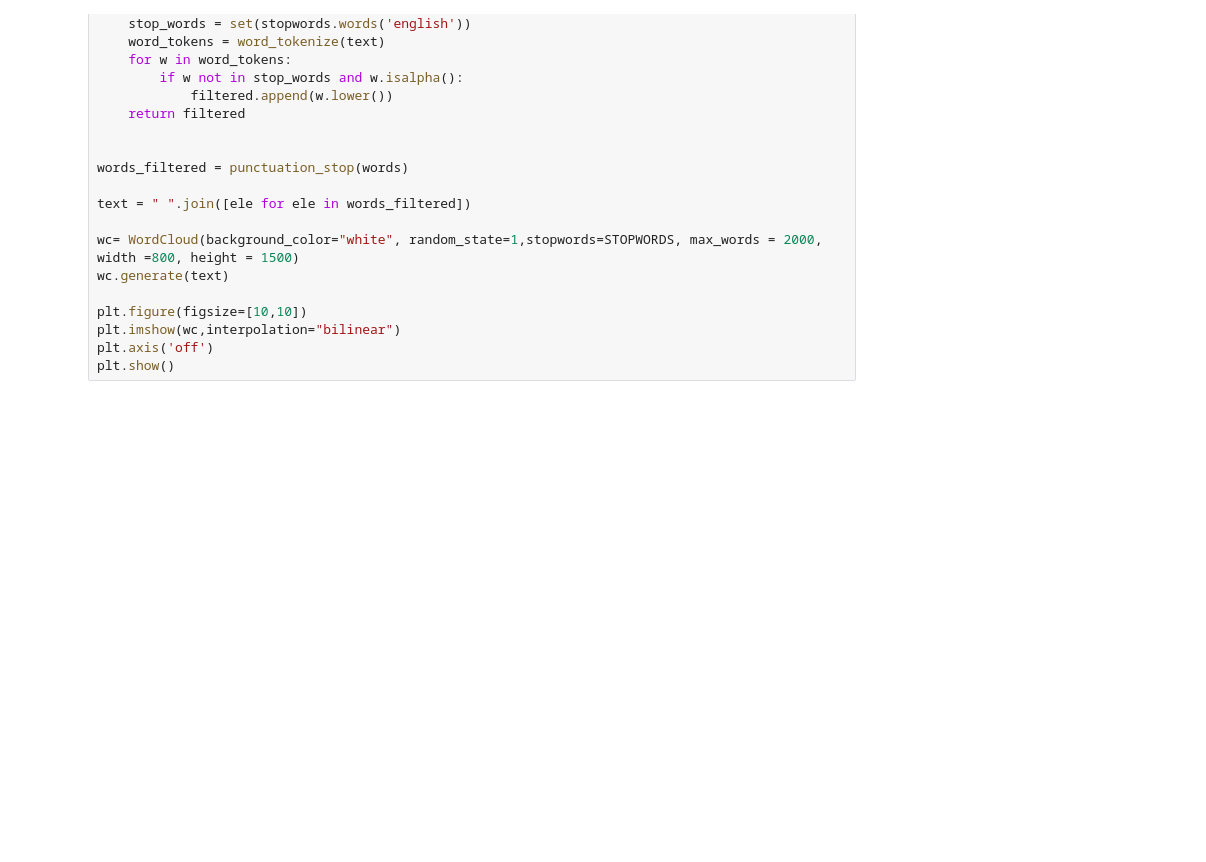
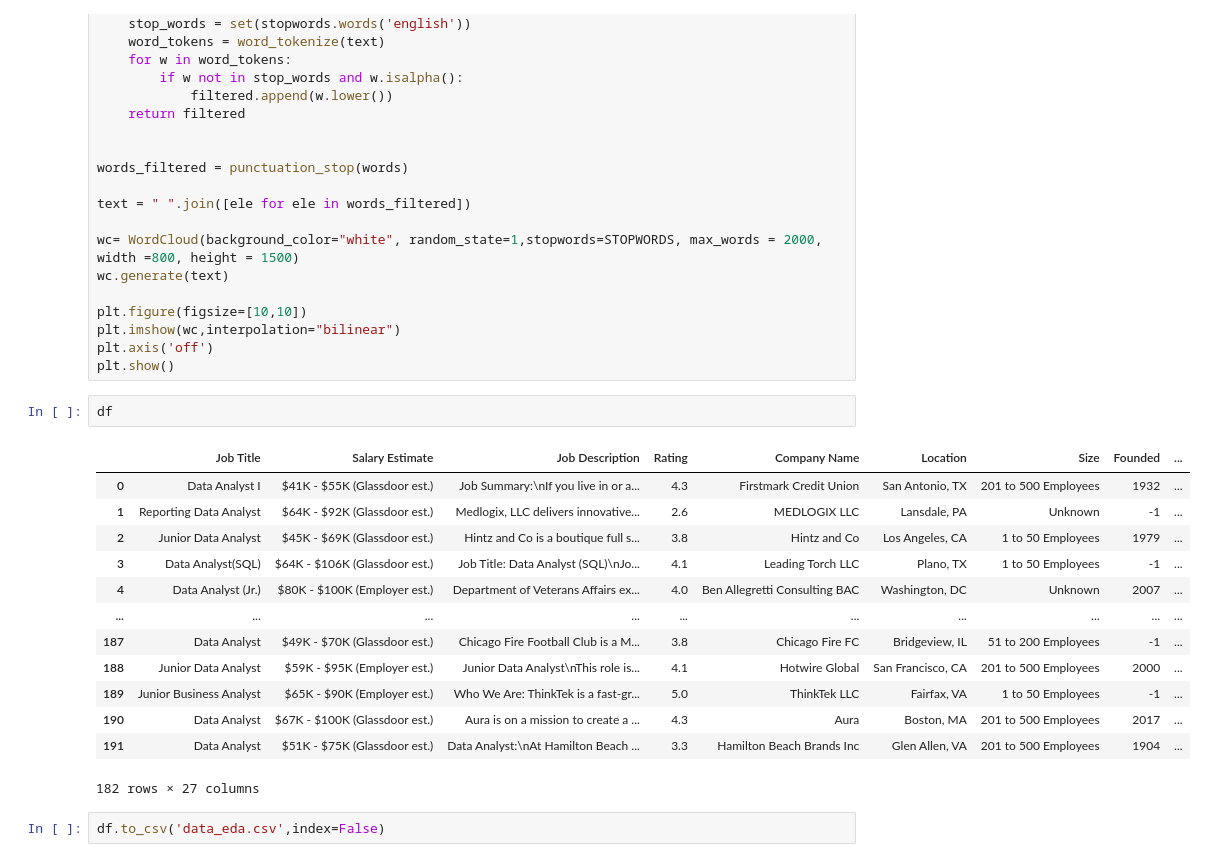
Before and after one commit to sadiaTab/WebScraping, a Jupyter notebook: ds_salary_project/data_eda.ipynb, the cells around one changed output. Cells and saved outputs as stored; diff of their text form; blank space fills up the shorter version.

```diff
--- a/ds_salary_project/data_eda.ipynb
+++ b/ds_salary_project/data_eda.ipynb
@@ -318,3 +318,21 @@ plt.figure(figsize=[10,10])
 plt.imshow(wc,interpolation="bilinear")
 plt.axis('off')
 plt.show()
+# %%
+df
+# %% [output]
+|  | Job Title | Salary Estimate | Job Description | Rating | Company Name | Location | Size | Founded | ... |
+| 0 | Data Analyst I | $41K - $55K (Glassdoor est.) | Job Summary:\nIf you live in or a... | 4.3 | Firstmark Credit Union | San Antonio, TX | 201 to 500 Employees | 1932 | ... |
+| 1 | Reporting Data Analyst | $64K - $92K (Glassdoor est.) | Medlogix, LLC delivers innovative... | 2.6 | MEDLOGIX LLC | Lansdale, PA | Unknown | -1 | ... |
+| 2 | Junior Data Analyst | $45K - $69K (Glassdoor est.) | Hintz and Co is a boutique full s... | 3.8 | Hintz and Co | Los Angeles, CA | 1 to 50 Employees | 1979 | ... |
+| 3 | Data Analyst(SQL) | $64K - $106K (Glassdoor est.) | Job Title: Data Analyst (SQL)\nJo... | 4.1 | Leading Torch LLC | Plano, TX | 1 to 50 Employees | -1 | ... |
+| 4 | Data Analyst (Jr.) | $80K - $100K (Employer est.) | Department of Veterans Affairs ex... | 4.0 | Ben Allegretti Consulting BAC | Washington, DC | Unknown | 2007 | ... |
+| ... | ... | ... | ... | ... | ... | ... | ... | ... | ... |
+| 187 | Data Analyst | $49K - $70K (Glassdoor est.) | Chicago Fire Football Club is a M... | 3.8 | Chicago Fire FC | Bridgeview, IL | 51 to 200 Employees | -1 | ... |
+| 188 | Junior Data Analyst | $59K - $95K (Employer est.) | Junior Data Analyst\nThis role is... | 4.1 | Hotwire Global | San Francisco, CA | 201 to 500 Employees | 2000 | ... |
+| 189 | Junior Business Analyst | $65K - $90K (Employer est.) | Who We Are: ThinkTek is a fast-gr... | 5.0 | ThinkTek LLC | Fairfax, VA | 1 to 50 Employees | -1 | ... |
+| 190 | Data Analyst | $67K - $100K (Glassdoor est.) | Aura is on a mission to create a ... | 4.3 | Aura | Boston, MA | 201 to 500 Employees | 2017 | ... |
+| 191 | Data Analyst | $51K - $75K (Glassdoor est.) | Data Analyst:\nAt Hamilton Beach ... | 3.3 | Hamilton Beach Brands Inc | Glen Allen, VA | 201 to 500 Employees | 1904 | ... |
+182 rows × 27 columns
+# %%
+df.to_csv('data_eda.csv',index=False)
```
Also changed, not shown: 5 other files.
